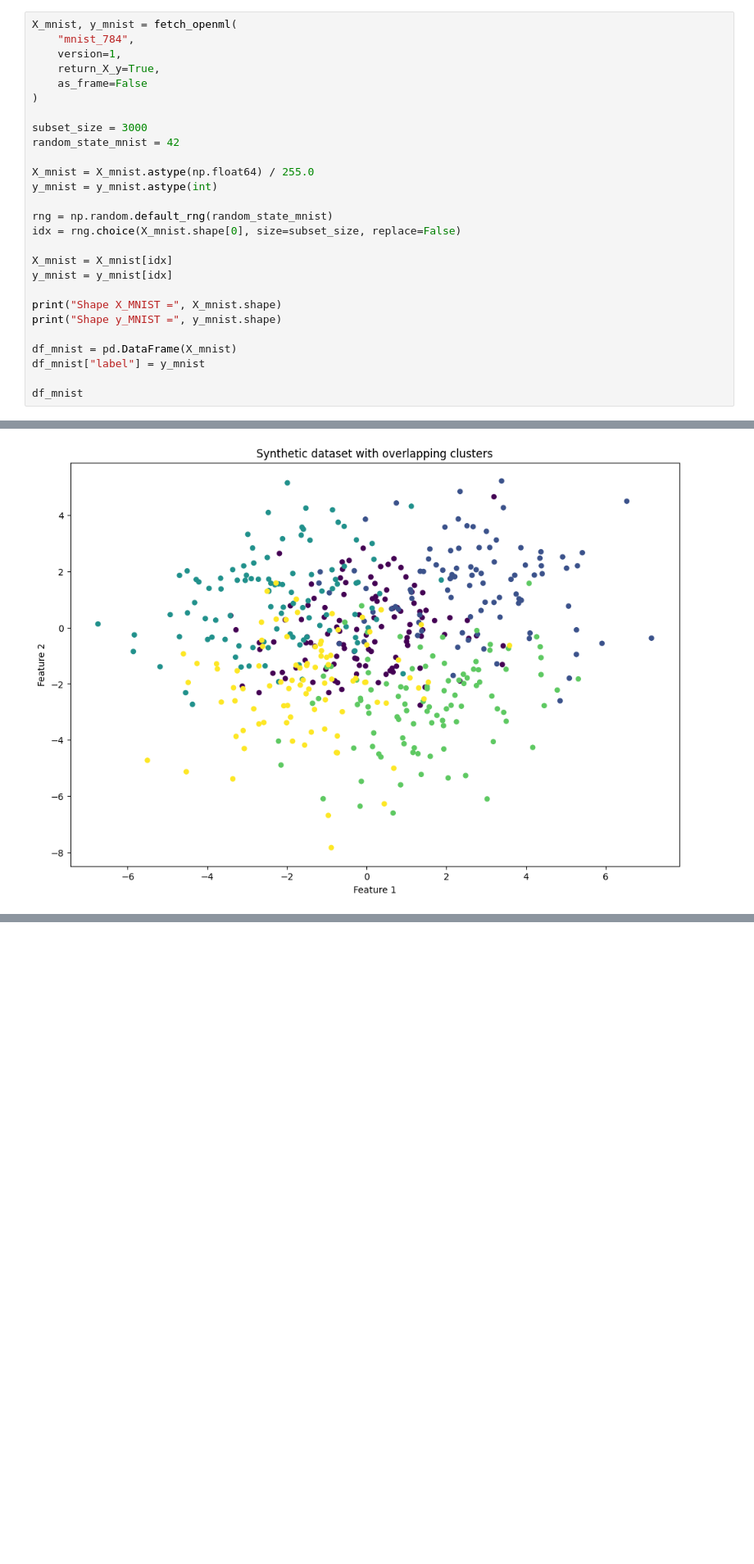
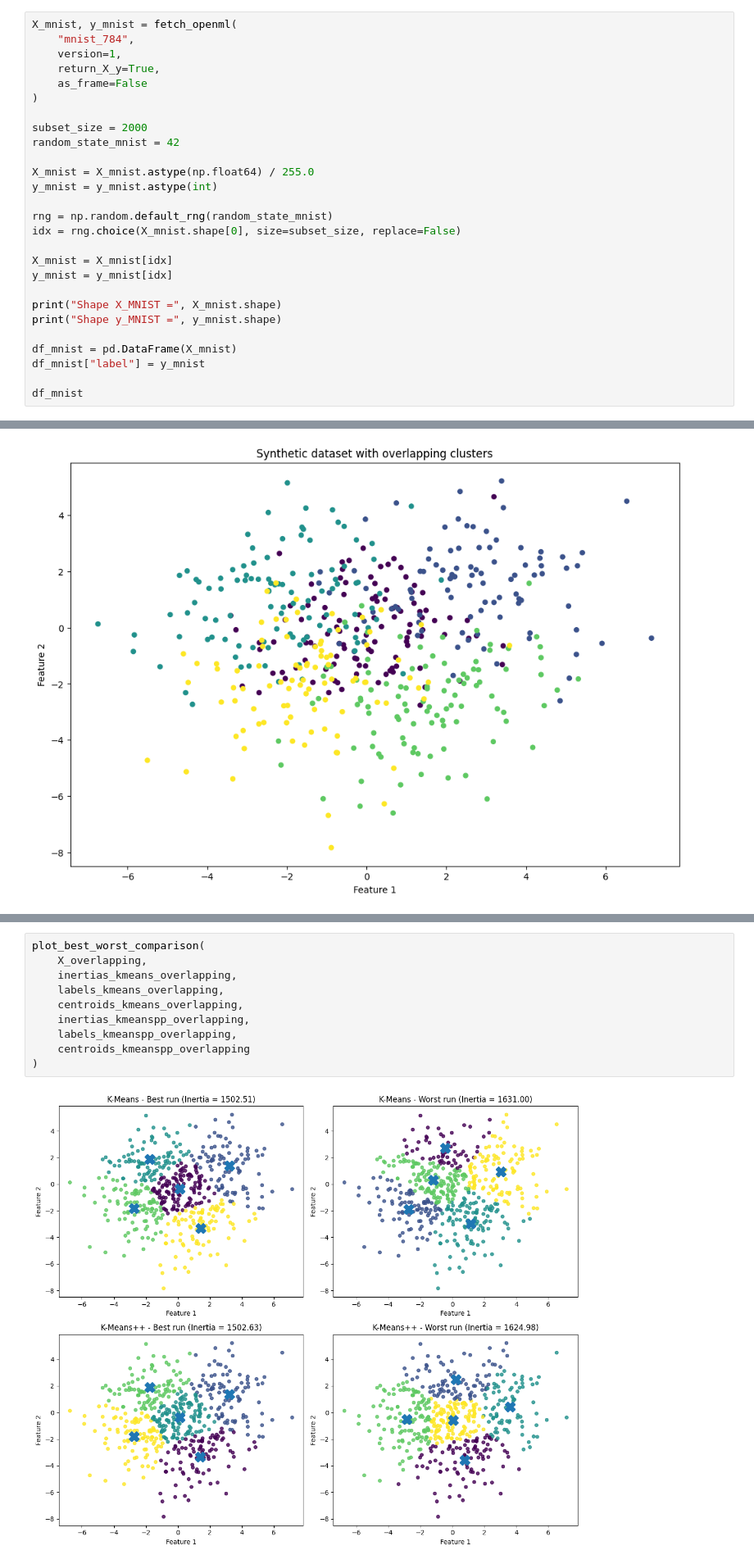
Before and after one commit to MatteoBisotti/StatML_project, a Jupyter notebook: code/main.ipynb, the cells around one changed output, grey strips where cells are left out. Shown at 82% size. Drawn from its saved outputs; the diff is of its cells as text; blank space fills up the shorter version.

```diff
--- a/code/main.ipynb
+++ b/code/main.ipynb
@@ -57,7 +57,7 @@ X_mnist, y_mnist = fetch_openml(
     as_frame=False
 )
 
-subset_size = 3000
+subset_size = 2000
 random_state_mnist = 42
 
 X_mnist = X_mnist.astype(np.float64) / 255.0
@@ -540,0 +420,12 @@ plot_synthetic_points(X_overlapping, y_overlapping, "Synthetic dataset with over
+# %%
+plot_best_worst_comparison(
+    X_overlapping,
+    inertias_kmeans_overlapping,
+    labels_kmeans_overlapping,
+    centroids_kmeans_overlapping,
+    inertias_kmeanspp_overlapping,
+    labels_kmeanspp_overlapping,
+    centroids_kmeanspp_overlapping
+)
+# %% [output]
+[figure, added]
```
Also changed, not shown: parts of 25 cells of this notebook, 2 other files.
